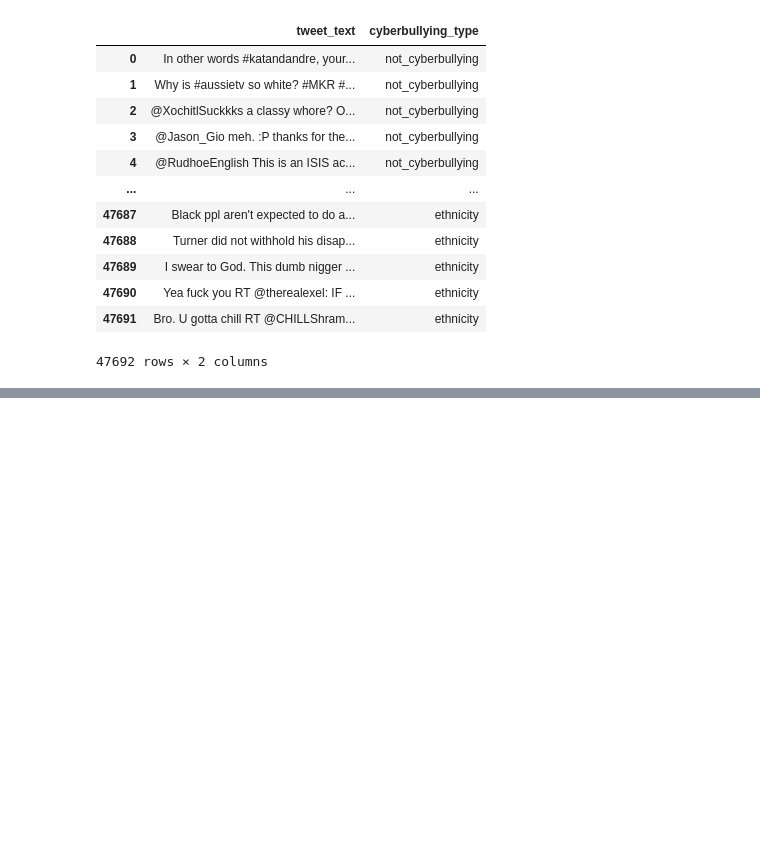
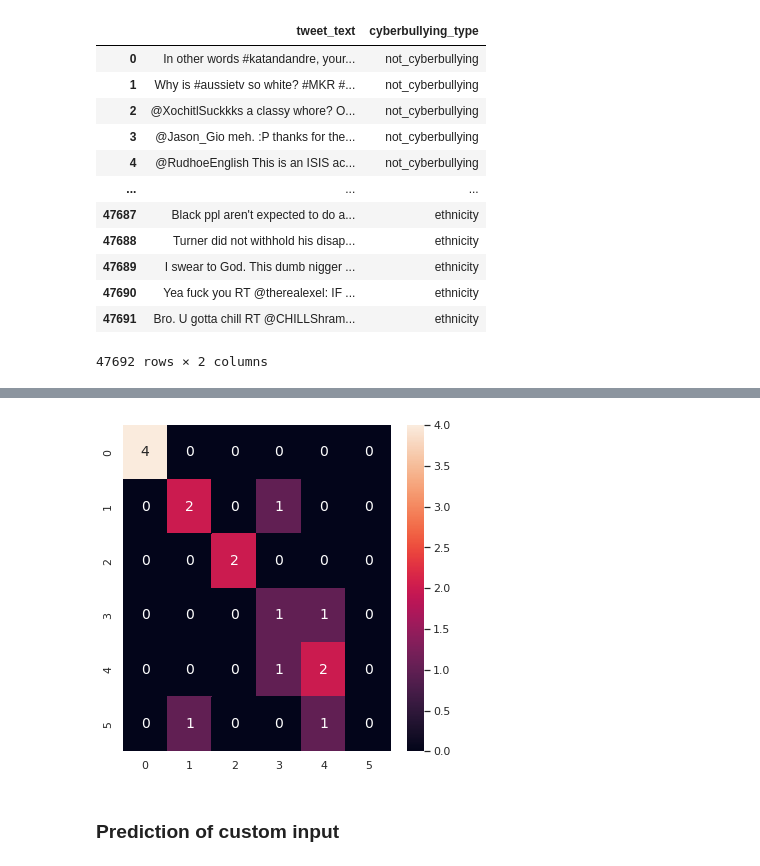
Before and after one commit to vasilis-mav/cyberbullying-bert, a Jupyter notebook: Thesis.ipynb, the cells around one changed output, grey strips where cells are left out. Saved outputs shown, nothing was run; the diff lists cells and outputs as text; code cells hidden in the pictures; blank space fills up the shorter version.

```diff
--- a/Thesis.ipynb
+++ b/Thesis.ipynb
@@ -45,0 +543,4 @@ Name: cyberbullying_type, dtype: int64
+# %%
+labels_pred = []
+for prob in predictions:
+  labels_pred.append(np.argmax(prob))
@@ -45,0 +572,8 @@ Name: cyberbullying_type, dtype: int64
+# %%
+num_classes = arr.max()+1
+# %%
+num_test_ds_y = []
+for x in range(len(labels_pred)):
+  for y in range (num_classes):
+    if test_ds_y[batch_num].numpy()[x][y]==1 :
+      num_test_ds_y.append(y)
@@ -45,0 +586,3 @@ Name: cyberbullying_type, dtype: int64
+# %%
+confusion_matrix = tf.math.confusion_matrix(num_test_ds_y, labels_pred)
+confusion_matrix
@@ -45,0 +597,11 @@ Name: cyberbullying_type, dtype: int64
+# %%
+#{'religion':0,'age':1,'ethnicity':2,'gender':3,'not_cyberbullying':4, "other_cyberbullying":5}
+cm = pd.DataFrame(confusion_matrix.numpy(), range(num_classes),range(num_classes))
+
+plt.figure(figsize = (6,6))
+sns.heatmap(cm, annot=True, annot_kws={"size": 14}) # font size
+plt.show()
+# %% [output]
+[figure, added]
+# %% [markdown]
+### Prediction of custom input
```
Also changed, not shown: parts of 89 cells of this notebook.
